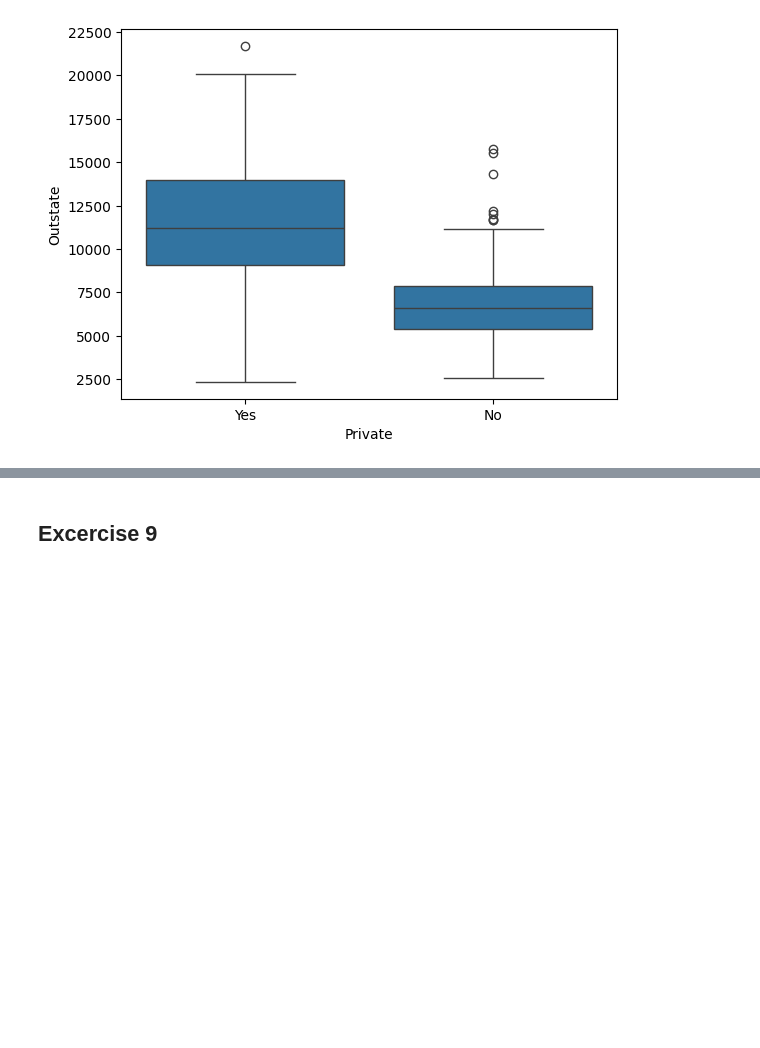
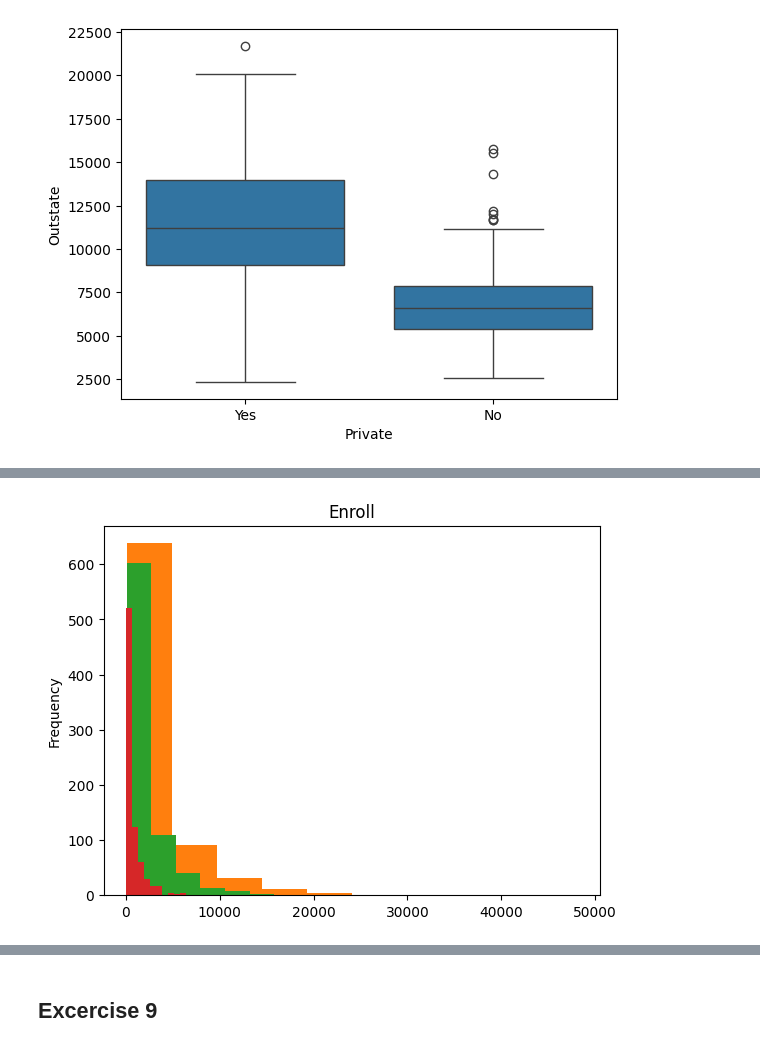
Before and after one commit to caoa0816/ISLP_labs, a Jupyter notebook: ch02/Ch02-exercise.ipynb, the cells around one changed output, grey strips where cells are left out. Cells and saved outputs as stored; diff of their text form; code cells hidden in the pictures; blank space fills up the shorter version.

```diff
--- a/ch02/Ch02-exercise.ipynb
+++ b/ch02/Ch02-exercise.ipynb
@@ -92,0 +106,8 @@ sns.boxplot(x=college['Outstate'], y=college['Elite'])
+# %%
+few_quantitative_variables = ["Apps", "Apps", "Accept", "Enroll"]
+data = pd.DataFrame(college, columns=few_quantitative_variables)
+# %%
+for quant_variable in few_quantitative_variables:
+    college[quant_variable].plot(kind='hist', title=quant_variable)
+# %% [output]
+[figure, added]
```
Also changed, not shown: parts of 27 cells of this notebook.
